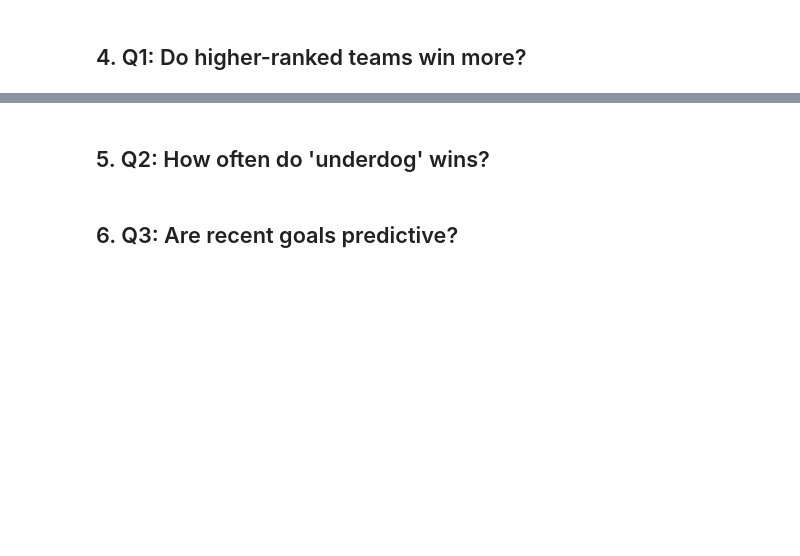
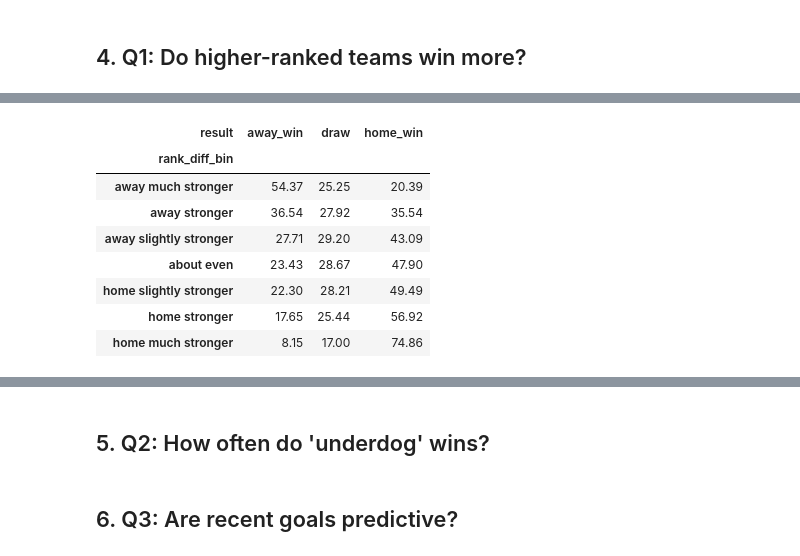
Before and after one commit to Alejandromarchesini12/fifa-worldcup-ml-simulation, a Jupyter notebook: notebooks/Phase2_Exploratory_Data_Analysis.ipynb, the cells around one changed output, grey strips where cells are left out. Drawn from its saved outputs; the diff is of its cells as text; code cells hidden in the pictures; blank space fills up the shorter version.

```diff
--- a/notebooks/Phase2_Exploratory_Data_Analysis.ipynb
+++ b/notebooks/Phase2_Exploratory_Data_Analysis.ipynb
@@ -119,0 +188,18 @@ display (data[[
+# %%
+# Cleaner tabler for the report
+q1_table = (
+    q1_long
+    .pivot(index="rank_diff_bin", columns="result", values="pct(%)")
+    .fillna(0) # Fill NaN values with 0
+)
+display(q1_table.round(2))
+# %% [output]
+| result | away_win | draw | home_win |
+| rank_diff_bin |  |  |  |
+| away much stronger | 54.37 | 25.25 | 20.39 |
+| away stronger | 36.54 | 27.92 | 35.54 |
+| away slightly stronger | 27.71 | 29.20 | 43.09 |
+| about even | 23.43 | 28.67 | 47.90 |
+| home slightly stronger | 22.30 | 28.21 | 49.49 |
+| home stronger | 17.65 | 25.44 | 56.92 |
+| home much stronger | 8.15 | 17.00 | 74.86 |
```
Also changed, not shown: parts of 9 cells of this notebook.
